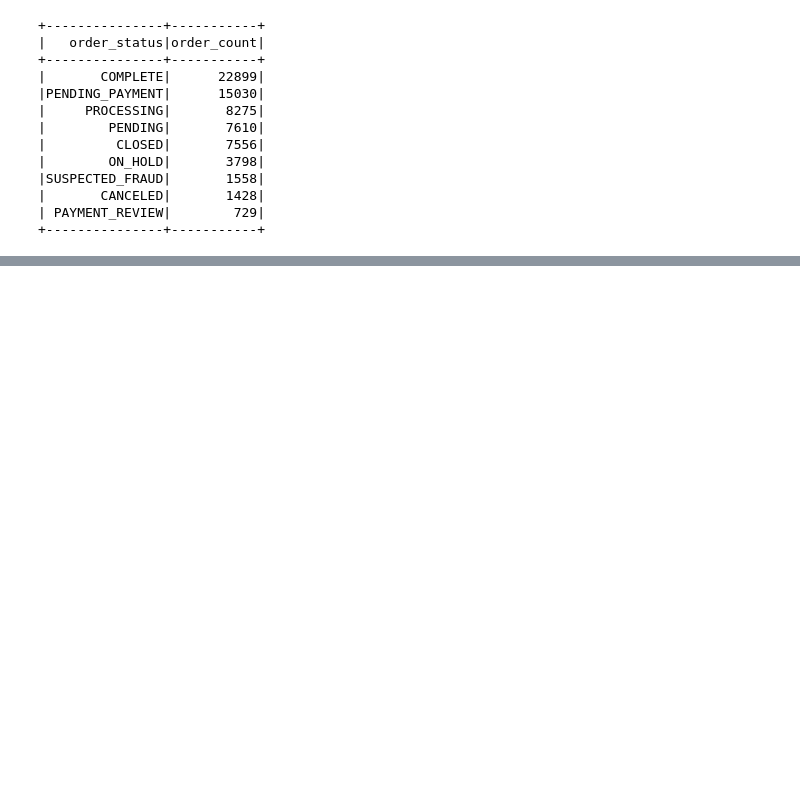
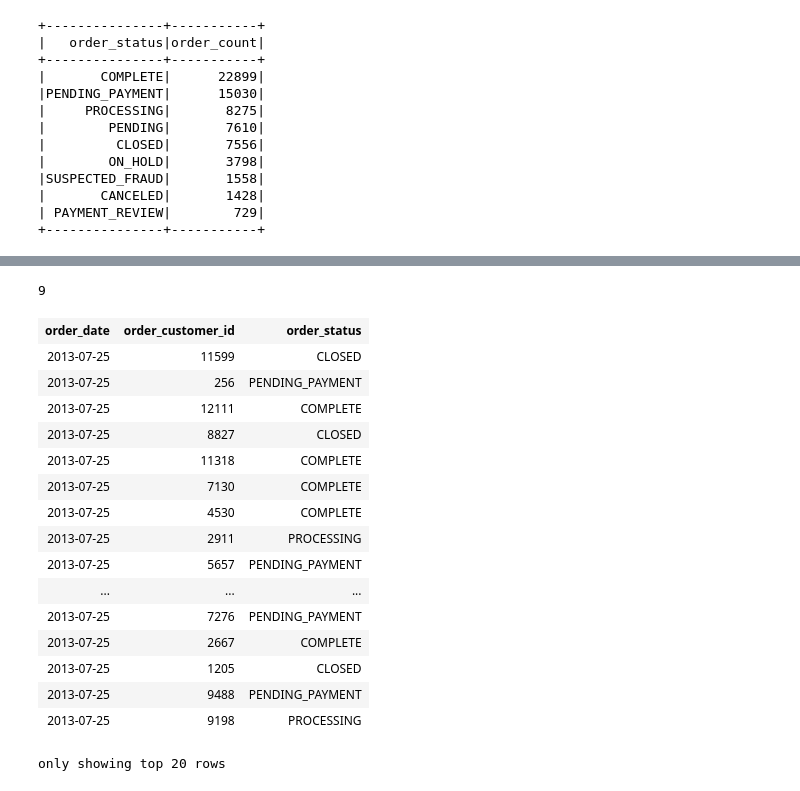
Before and after one commit to ydmarinb/spark, a Jupyter notebook: pyspark/00_initial.ipynb, the cells around one changed output, grey strips where cells are left out. Saved outputs shown, nothing was run; the diff lists cells and outputs as text; code cells hidden in the pictures; blank space fills up the shorter version.

```diff
--- a/pyspark/00_initial.ipynb
+++ b/pyspark/00_initial.ipynb
@@ -175,0 +289,26 @@ orders.\
+# %%
+# Contar el numero de filas
+df.select('order_status').distinct().orderBy('order_status').count()
+# %% [output]
+9
+# %%
+# Eliminar una columnas
+df.drop('order_id')
+# %% [output]
+| order_date | order_customer_id | order_status |
+| 2013-07-25 | 11599 | CLOSED |
+| 2013-07-25 | 256 | PENDING_PAYMENT |
+| 2013-07-25 | 12111 | COMPLETE |
+| 2013-07-25 | 8827 | CLOSED |
+| 2013-07-25 | 11318 | COMPLETE |
+| 2013-07-25 | 7130 | COMPLETE |
+| 2013-07-25 | 4530 | COMPLETE |
+| 2013-07-25 | 2911 | PROCESSING |
+| 2013-07-25 | 5657 | PENDING_PAYMENT |
+| ... | ... | ... |
+| 2013-07-25 | 7276 | PENDING_PAYMENT |
+| 2013-07-25 | 2667 | COMPLETE |
+| 2013-07-25 | 1205 | CLOSED |
+| 2013-07-25 | 9488 | PENDING_PAYMENT |
+| 2013-07-25 | 9198 | PROCESSING |
+only showing top 20 rows
```
Also changed, not shown: parts of 16 cells of this notebook.
